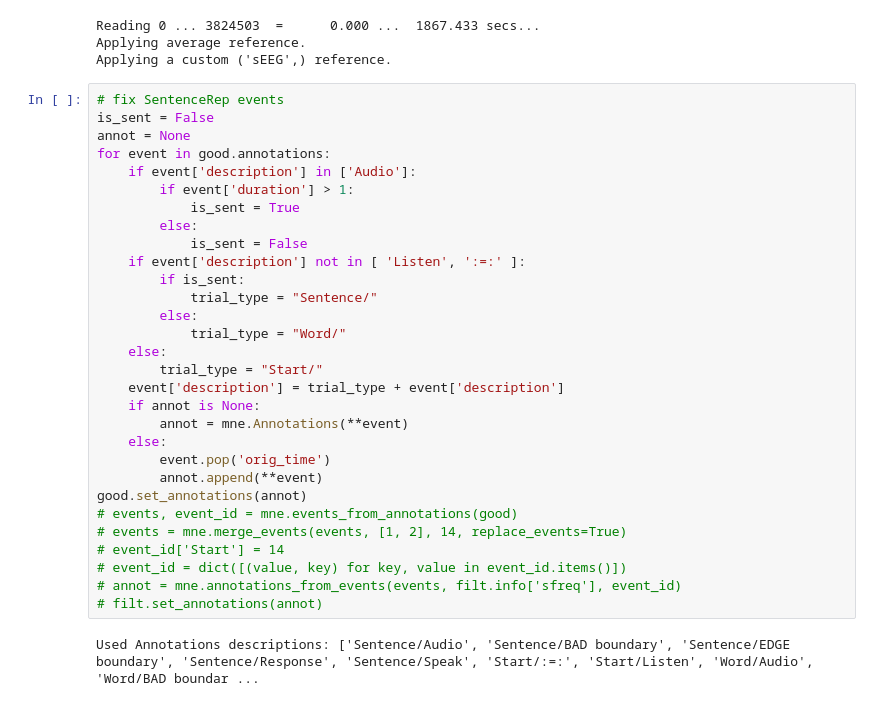
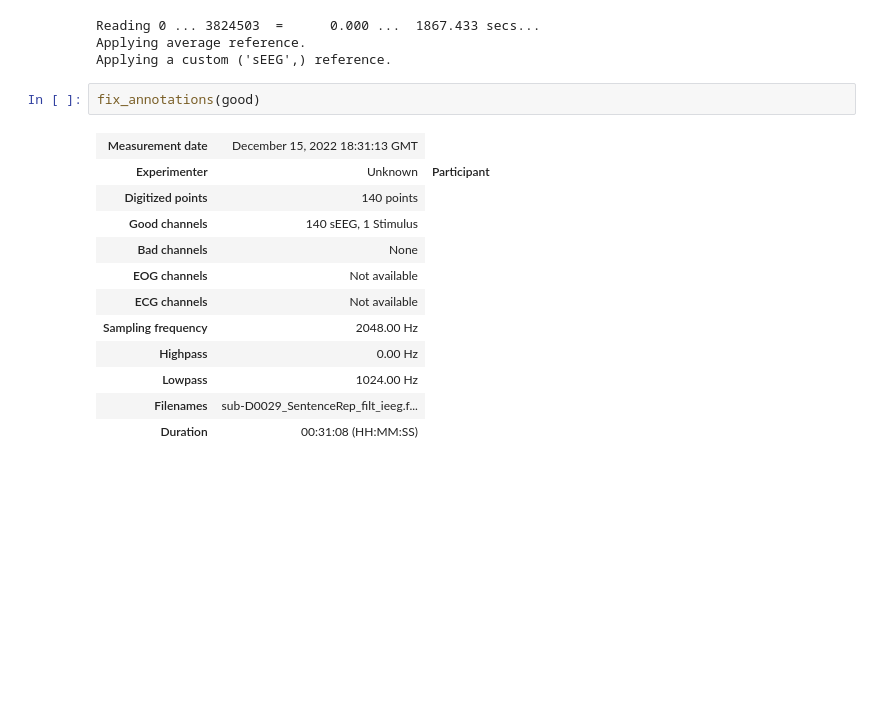
Before and after one commit to coganlab/IEEG_Pipelines, a Jupyter notebook: PreProcess/spectrograms.ipynb, the cells around one changed output. Cells and saved outputs as stored; diff of their text form; blank space fills up the shorter version.

```diff
--- a/PreProcess/spectrograms.ipynb
+++ b/PreProcess/spectrograms.ipynb
@@ -43,37 +44,20 @@ del new
 Reading 0 ... 3824503  =      0.000 ...  1867.433 secs...
 Applying average reference.
 Applying a custom ('sEEG',) reference.
-# %%
-# fix SentenceRep events
-is_sent = False
-annot = None
-for event in good.annotations:
-    if event['description'] in ['Audio']:
-        if event['duration'] > 1:
-            is_sent = True
-        else:
-            is_sent = False
-    if event['description'] not in [ 'Listen', ':=:' ]:
-        if is_sent:
-            trial_type = "Sentence/"
-        else:
-            trial_type = "Word/"
-    else:
-        trial_type = "Start/"
-    event['description'] = trial_type + event['description']
-    if annot is None:
-        annot = mne.Annotations(**event)
-    else:
-        event.pop('orig_time')
-        annot.append(**event)
-good.set_annotations(annot)
-# events, event_id = mne.events_from_annotations(good)
-# events = mne.merge_events(events, [1, 2], 14, replace_events=True)
-# event_id['Start'] = 14
-# event_id = dict([(value, key) for key, value in event_id.items()])
-# annot = mne.annotations_from_events(events, filt.info['sfreq'], event_id)
-# filt.set_annotations(annot)
-# %% [output]
-Used Annotations descriptions: ['Sentence/Audio', 'Sentence/BAD boundary', 'Sentence/EDGE boundary', 'Sentence/Response', 'Sentence/Speak', 'Start/:=:', 'Start/Listen', 'Word/Audio', 'Word/BAD boundar ...
+# %%
+fix_annotations(good)
+# %% [output]
+| Measurement date | December 15, 2022 18:31:13 GMT |
+| Experimenter | Unknown | Participant |
+| Digitized points | 140 points |
+| Good channels | 140 sEEG, 1 Stimulus |
+| Bad channels | None |
+| EOG channels | Not available |
+| ECG channels | Not available |
+| Sampling frequency | 2048.00 Hz |
+| Highpass | 0.00 Hz |
+| Lowpass | 1024.00 Hz |
+| Filenames | sub-D0029_SentenceRep_filt_ieeg.f... |
+| Duration | 00:31:08 (HH:MM:SS) |
 # %%
 freqs = np.arange(10, 200., 2.)
```
Also changed, not shown: parts of 2 cells of this notebook, 3 other files.
